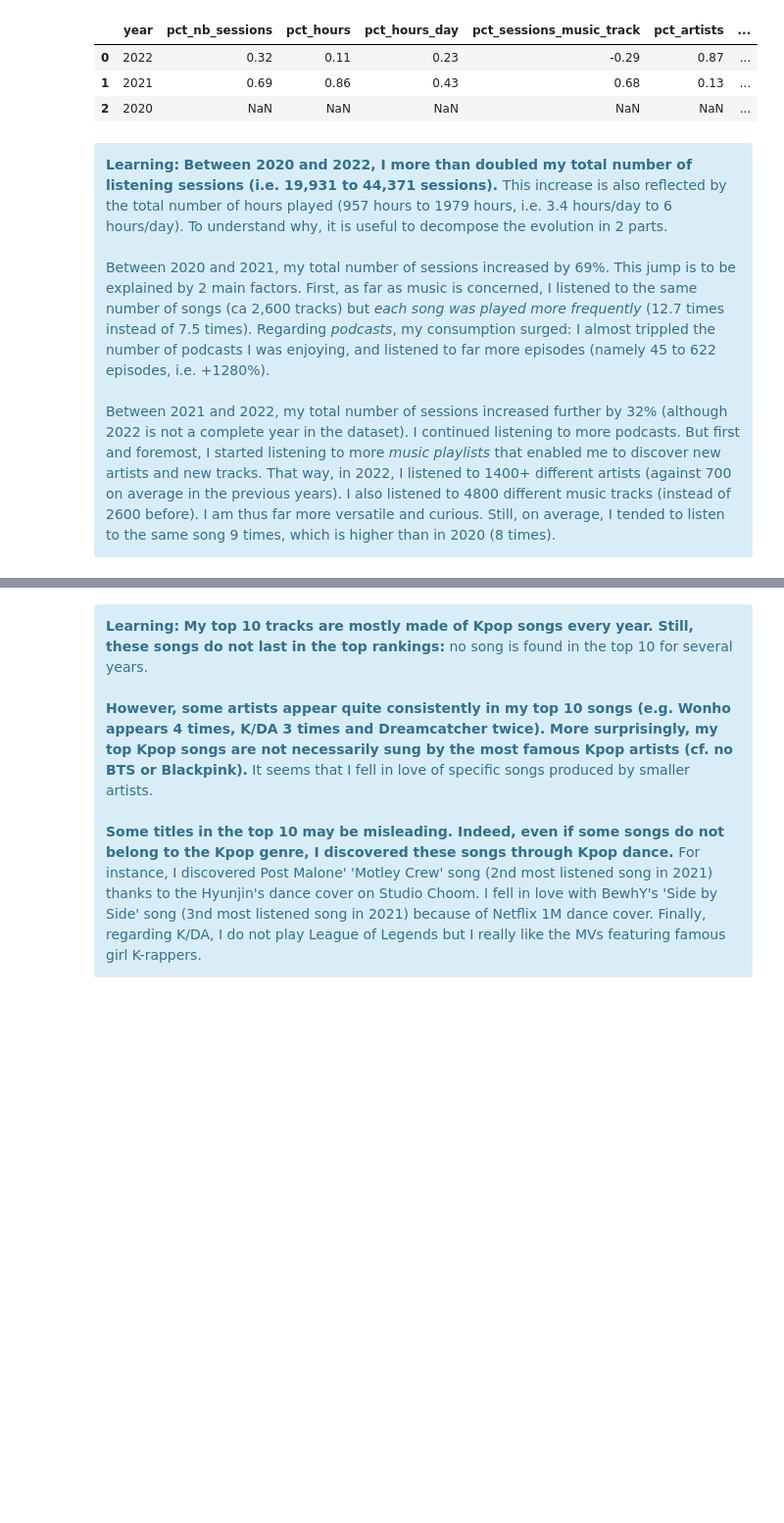
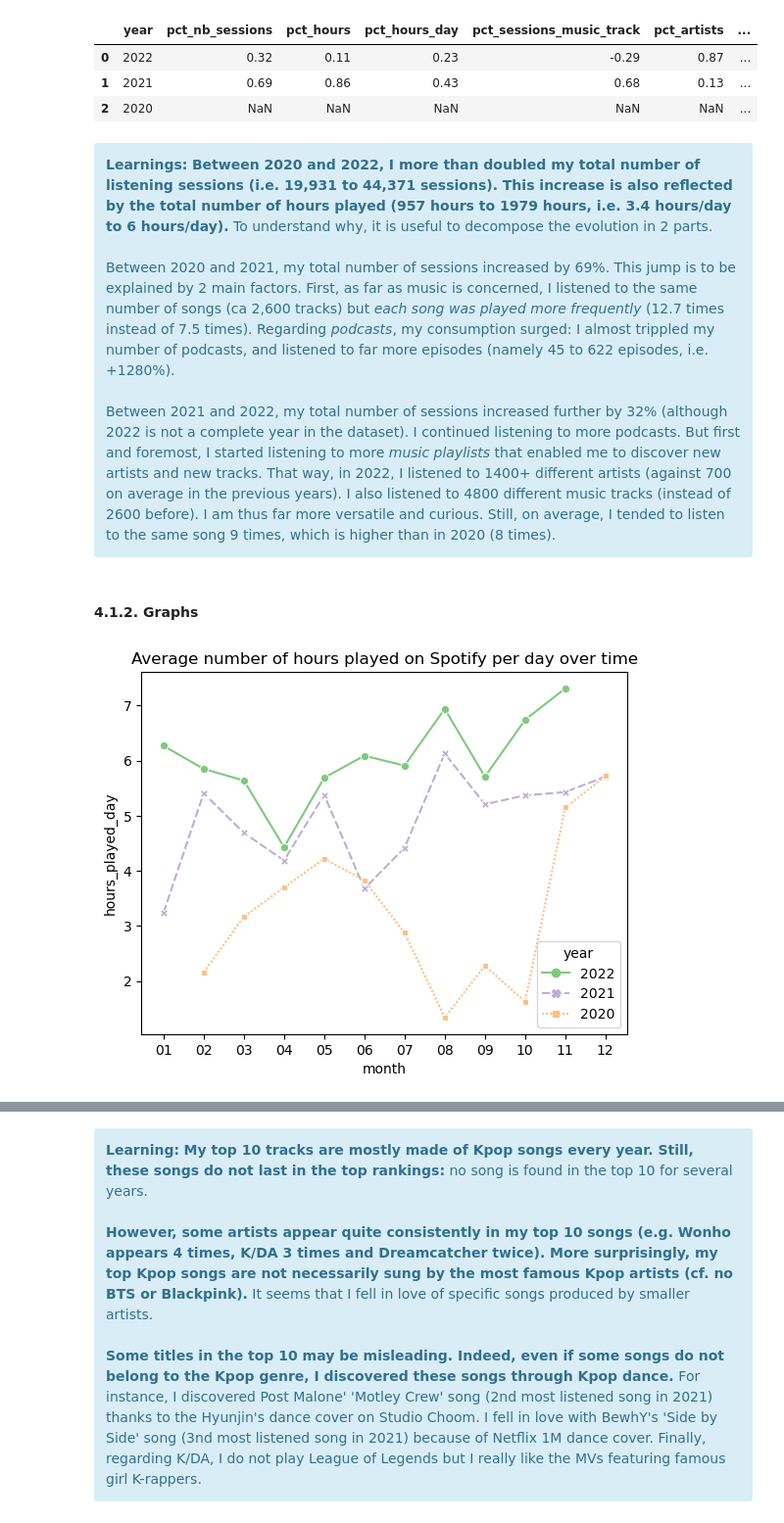
Before and after one commit to MargotMarchais/Spotify_wrapped, a Jupyter notebook: Spotify_analysis.ipynb, the cells around one changed output, grey strips where cells are left out. Shown at 98% size. Cells and saved outputs as stored; diff of their text form; code cells hidden in the pictures; blank space fills up the shorter version.

Commit message:
Added graphs to the analysis

```diff
--- a/Spotify_analysis.ipynb
+++ b/Spotify_analysis.ipynb
@@ -233,9 +240,30 @@ listening_year_pct
 | 2 | 2020 | NaN | NaN | NaN | NaN | NaN | ... |
 # %% [markdown]
 <div class="alert alert-block alert-info">
-<b>Learning:</b> <b>Between 2020 and 2022, I more than doubled my total number of listening sessions (i.e. 19,931 to 44,371 sessions). </b> This increase is also reflected by the total number of hours played (957 hours to 1979 hours, i.e. 3.4 hours/day to 6 hours/day). To understand why, it is useful to decompose the evolution in 2 parts. <br>
+<b>Learnings:</b> <b>Between 2020 and 2022, I more than doubled my total number of listening sessions (i.e. 19,931 to 44,371 sessions). This increase is also reflected by the total number of hours played (957 hours to 1979 hours, i.e. 3.4 hours/day to 6 hours/day).</b> To understand why, it is useful to decompose the evolution in 2 parts. <br>
 <br>
-Between 2020 and 2021, my total number of sessions increased by 69%. This jump is to be explained by 2 main factors. First, as far as music is concerned, I listened to the same number of songs (ca 2,600 tracks) but <em>each song was played more frequently</em> (12.7 times instead of 7.5 times). Regarding <em>podcasts</em>, my consumption surged: I almost trippled the number of podcasts I was enjoying, and listened to far more episodes (namely 45 to 622 episodes, i.e. +1280%).
+Between 2020 and 2021, my total number of sessions increased by 69%. This jump is to be explained by 2 main factors. First, as far as music is concerned, I listened to the same number of songs (ca 2,600 tracks) but <em>each song was played more frequently</em> (12.7 times instead of 7.5 times). Regarding <em>podcasts</em>, my consumption surged: I almost trippled my number of podcasts, and listened to far more episodes (namely 45 to 622 episodes, i.e. +1280%).
 <br>
 <br>
 Between 2021 and 2022, my total number of sessions increased further by 32% (although 2022 is not a complete year in the dataset). I continued listening to more podcasts. But first and foremost, I started listening to more <em>music playlists</em> that enabled me to discover new artists and new tracks. That way, in 2022, I listened to  1400+ different artists (against 700 on average in the previous years). I also listened to 4800 different music tracks (instead of 2600 before). I am thus far more versatile and curious. Still, on average, I tended to listen to the same song 9 times, which is higher than in 2020 (8 times).
+# %% [markdown]
+#### 4.1.2. Graphs
+# %%
+# Monthly evolution
+listening_monthyear = \
+    pd.read_sql('''
+             SELECT year, month,
+                   COUNT(*) AS nb_sessions,
+                   SUM(min_played)/60 AS hours_played,
+                   ROUND(SUM(min_played)/60/COUNT(DISTINCT date),2) AS hours_played_day
+               FROM spotify
+               GROUP BY 1,2
+               ORDER BY 1 DESC, 2''', cnx)
+listening_monthyear
+
+g = sns.lineplot(data = listening_monthyear,
+                 x= 'month', y = 'hours_played_day',
+                 hue = 'year', palette = 'Accent', style = 'year', markers = True).\
+    set(title = 'Average number of hours played on Spotify per day over time')
+# %% [output]
+[figure, added]
```
Also changed, not shown: parts of 21 cells of this notebook.
